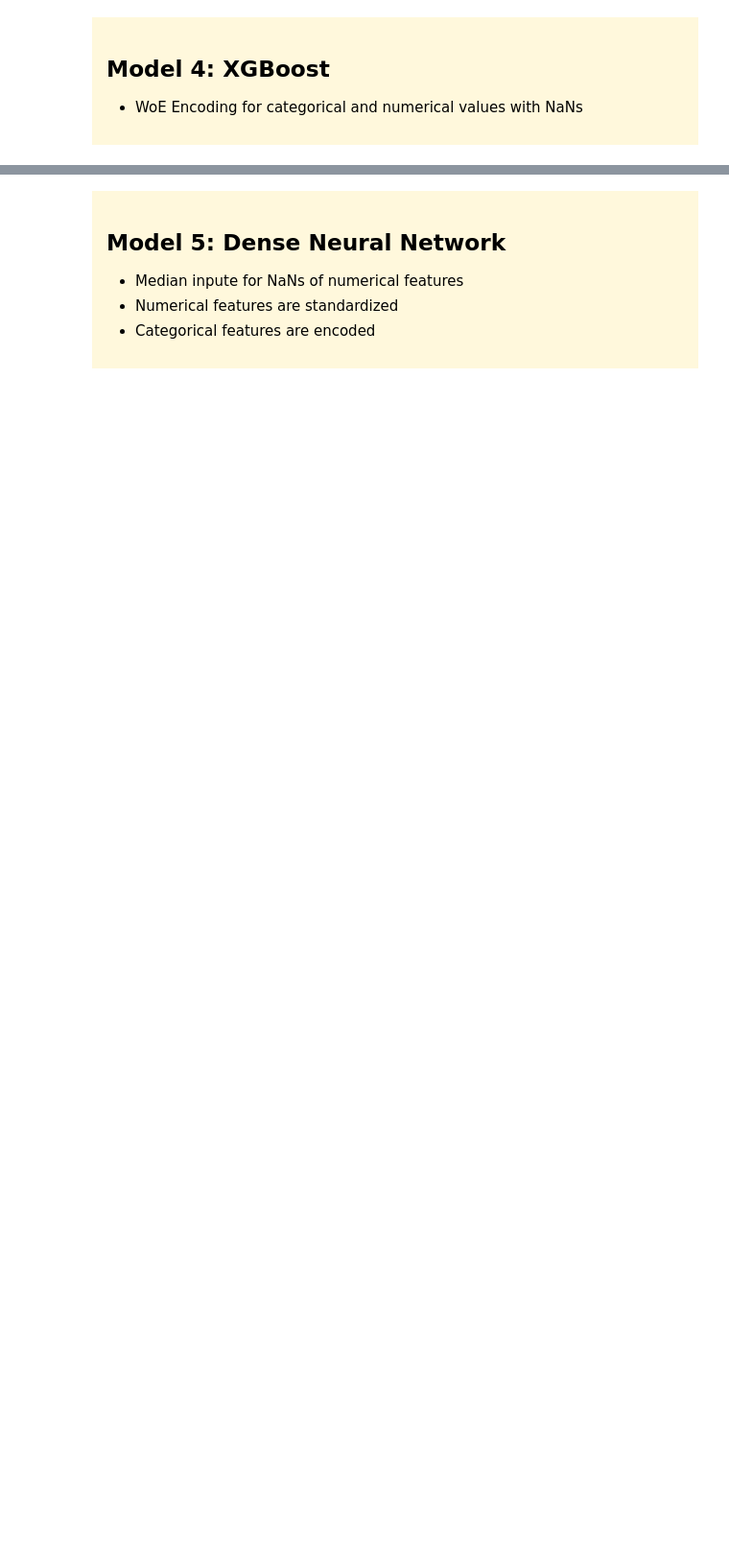
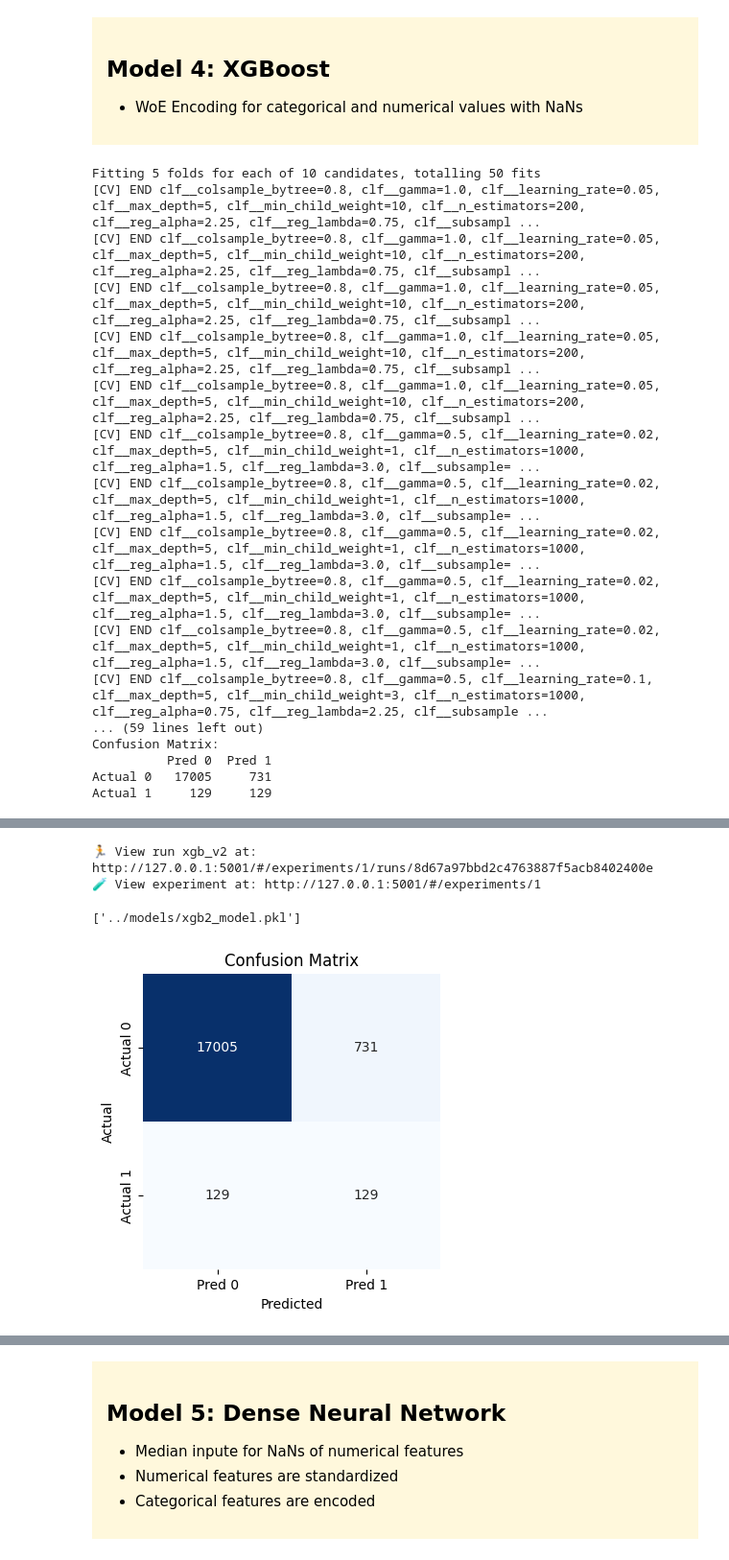
Before and after one commit to maleckicoa/pd-prediction, a Jupyter notebook: dev/model.ipynb, the cells around one changed output, grey strips where cells are left out. Shown at 96% size. Drawn from its saved outputs; the diff is of its cells as text; code cells hidden in the pictures; blank space fills up the shorter version.

```diff
--- a/dev/model.ipynb
+++ b/dev/model.ipynb
@@ -957,28 +1082,10 @@ evaluate_and_report(random_search_xgb1, X_val_xgb1, y_val, threshold=0.3053, met
 # %%
-# =========================
-# CONFIG
-# =========================
-all_cat_cols = cat_na_cols + cat_no_na_cols
-all_num_cols = num_na_cols + num_no_na_cols
-feature_cols = all_cat_cols + all_num_cols
 
 # =========================
 # LOAD MODEL
 # =========================
 bundle = joblib.load('../models/xgb1_model.pkl')
 model = bundle["model"]
-
-# =========================
-# LOAD TRAIN DATA (SOURCE OF TRUTH 🔥)
-# =========================
-def fetch_train_dataset(engine):
-    stmt = text("SELECT * FROM train_loans")
-    df = pd.read_sql(stmt, engine)
-
-    y = df["default"].astype(int)
-    X = df.drop(columns=["default"]).copy()
-
-    return X, y
 
 X_train_full, _ = fetch_train_dataset(engine)
 X_train_full = X_train_full[feature_cols].copy()
@@ -1034,7 +1141,6 @@ evaluate_and_report_loaded_model(
     model,
     X_test_xgb1,
     y_test,
-    threshold=0.22,
     metric="average_precision"
 )
 # %%
@@ -1195,10 +1256,6 @@ print(pd.DataFrame(
 
 </div>
 # %%
-
-all_cat_cols = cat_na_cols + cat_no_na_cols
-all_num_cols = num_na_cols + num_no_na_cols
-feature_cols = all_cat_cols + all_num_cols
 
 # =========================
 # KEEP ONLY MODEL FEATURES
@@ -1277,7 +1334,6 @@ with mlflow.start_run(run_name="xgb_v2"):
     results = evaluate_and_report(
         random_search_xgb2,
         X_val_xgb2, y_val,
-        threshold=0.5,
         metric="average_precision"
     )
 
@@ -1294,7 +1350,7 @@ with mlflow.start_run(run_name="xgb_v2"):
     mlflow.log_param("model_type", "XgBoost")
     mlflow.log_param("class_weight", "balanced")
     mlflow.log_param("scoring", "average_precision")
-    mlflow.log_param("threshold", 0.5)
+    mlflow.log_param("threshold", results["threshold"])
 
     # =========================
     # LOG METRICS
@@ -1320,3 +1376,21 @@ joblib.dump({
     "model": best_model,
     "features": X_train_xgb2.columns.tolist()
 }, "../models/xgb2_model.pkl")
+# %% [output]
+Fitting 5 folds for each of 10 candidates, totalling 50 fits
+[CV] END clf__colsample_bytree=0.8, clf__gamma=1.0, clf__learning_rate=0.05, clf__max_depth=5, clf__min_child_weight=10, clf__n_estimators=200, clf__reg_alpha=2.25, clf__reg_lambda=0.75, clf__subsampl ...
+[CV] END clf__colsample_bytree=0.8, clf__gamma=1.0, clf__learning_rate=0.05, clf__max_depth=5, clf__min_child_weight=10, clf__n_estimators=200, clf__reg_alpha=2.25, clf__reg_lambda=0.75, clf__subsampl ...
+[CV] END clf__colsample_bytree=0.8, clf__gamma=1.0, clf__learning_rate=0.05, clf__max_depth=5, clf__min_child_weight=10, clf__n_estimators=200, clf__reg_alpha=2.25, clf__reg_lambda=0.75, clf__subsampl ...
+[CV] END clf__colsample_bytree=0.8, clf__gamma=1.0, clf__learning_rate=0.05, clf__max_depth=5, clf__min_child_weight=10, clf__n_estimators=200, clf__reg_alpha=2.25, clf__reg_lambda=0.75, clf__subsampl ...
+[CV] END clf__colsample_bytree=0.8, clf__gamma=1.0, clf__learning_rate=0.05, clf__max_depth=5, clf__min_child_weight=10, clf__n_estimators=200, clf__reg_alpha=2.25, clf__reg_lambda=0.75, clf__subsampl ...
+[CV] END clf__colsample_bytree=0.8, clf__gamma=0.5, clf__learning_rate=0.02, clf__max_depth=5, clf__min_child_weight=1, clf__n_estimators=1000, clf__reg_alpha=1.5, clf__reg_lambda=3.0, clf__subsample= ...
+[CV] END clf__colsample_bytree=0.8, clf__gamma=0.5, clf__learning_rate=0.02, clf__max_depth=5, clf__min_child_weight=1, clf__n_estimators=1000, clf__reg_alpha=1.5, clf__reg_lambda=3.0, clf__subsample= ...
+[CV] END clf__colsample_bytree=0.8, clf__gamma=0.5, clf__learning_rate=0.02, clf__max_depth=5, clf__min_child_weight=1, clf__n_estimators=1000, clf__reg_alpha=1.5, clf__reg_lambda=3.0, clf__subsample= ...
+[CV] END clf__colsample_bytree=0.8, clf__gamma=0.5, clf__learning_rate=0.02, clf__max_depth=5, clf__min_child_weight=1, clf__n_estimators=1000, clf__reg_alpha=1.5, clf__reg_lambda=3.0, clf__subsample= ...
+[CV] END clf__colsample_bytree=0.8, clf__gamma=0.5, clf__learning_rate=0.02, clf__max_depth=5, clf__min_child_weight=1, clf__n_estimators=1000, clf__reg_alpha=1.5, clf__reg_lambda=3.0, clf__subsample= ...
+[CV] END clf__colsample_bytree=0.8, clf__gamma=0.5, clf__learning_rate=0.1, clf__max_depth=5, clf__min_child_weight=3, clf__n_estimators=1000, clf__reg_alpha=0.75, clf__reg_lambda=2.25, clf__subsample ...
+... (59 lines left out)
+Confusion Matrix:
+          Pred 0  Pred 1
+Actual 0   17005     731
+Actual 1     129     129
@@ -1323 +1398,5 @@ joblib.dump({
+🏃 View run xgb_v2 at: http://127.0.0.1:5001/#/experiments/1/runs/8d67a97bbd2c4763887f5acb8402400e
+🧪 View experiment at: http://127.0.0.1:5001/#/experiments/1
+['../models/xgb2_model.pkl']
+[figure, added]
 # %%
```
Also changed, not shown: parts of 25 cells of this notebook, 27 other files.
